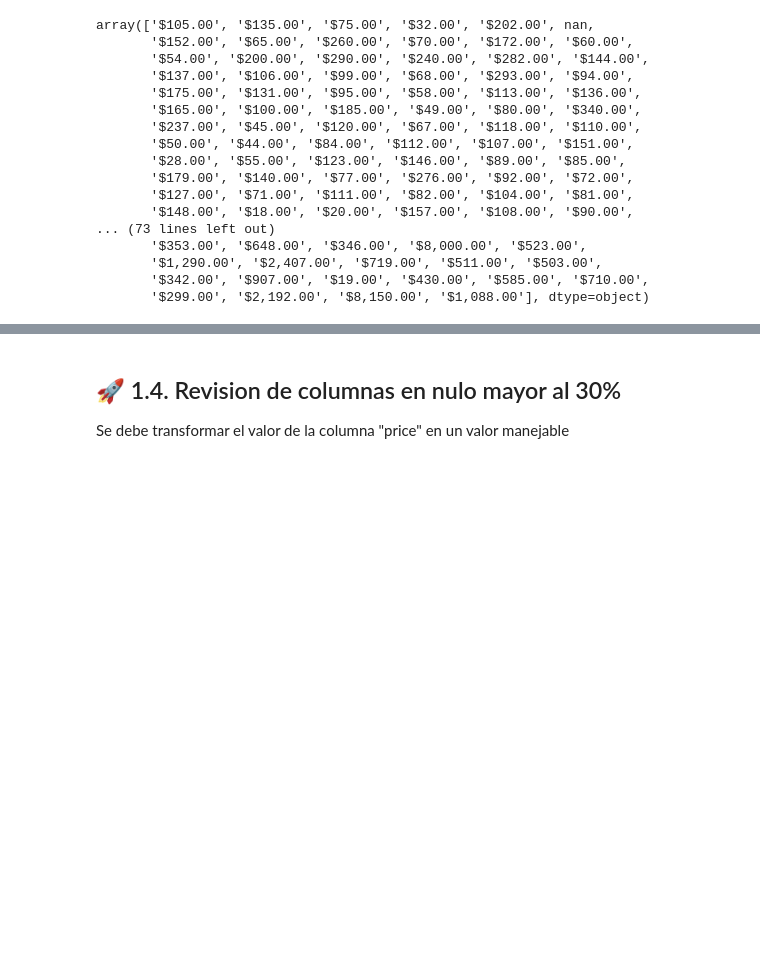
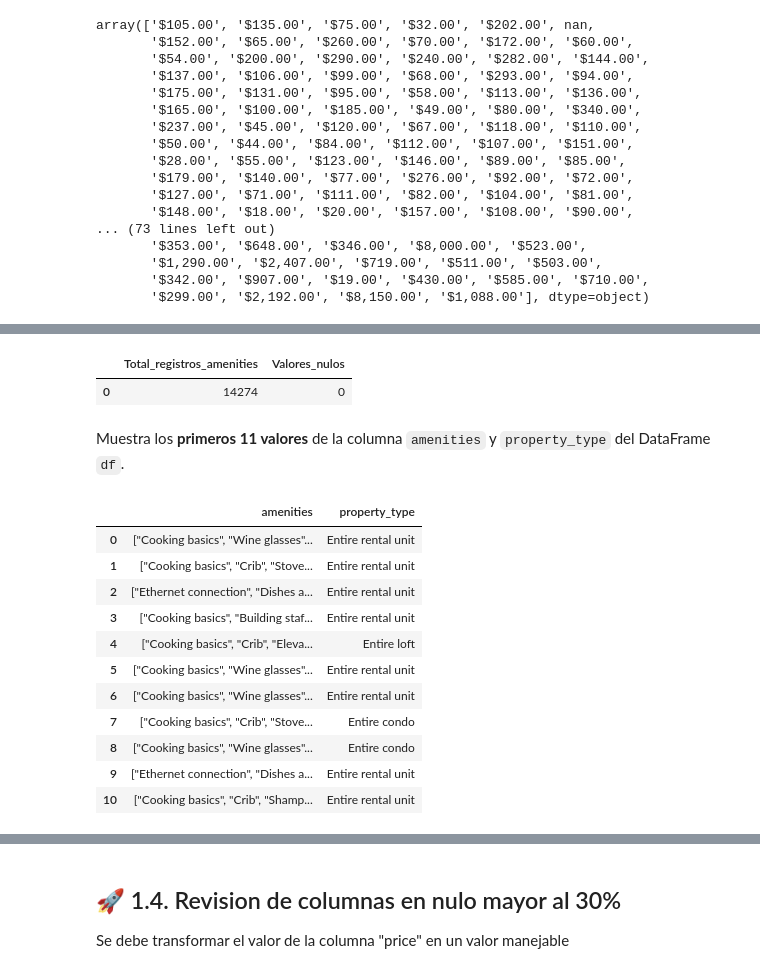
Before and after one commit to ChrisJavier/UIDE_3-WorkGroupProyects, a Jupyter notebook: src/AMGD_CP_W1_E3.ipynb, the cells around one changed output, grey strips where cells are left out. Cells and saved outputs as stored; diff of their text form; code cells hidden in the pictures; blank space fills up the shorter version.

```diff
--- a/src/AMGD_CP_W1_E3.ipynb
+++ b/src/AMGD_CP_W1_E3.ipynb
@@ -105,13 +172,3 @@ array(['$105.00', '$135.00', '$75.00', '$32.00', '$202.00', nan,
        '$1,290.00', '$2,407.00', '$719.00', '$511.00', '$503.00',
        '$342.00', '$907.00', '$19.00', '$430.00', '$585.00', '$710.00',
        '$299.00', '$2,192.00', '$8,150.00', '$1,088.00'], dtype=object)
-# %%
-# Eliminaremos los simbolos y lo cambiaremos de tipo a float
-if df['price'].dtype != 'float64':
-  df['price'] = df['price'].str.replace('$', '')
-  df['price'] = df['price'].str.replace(',', '')
-  df['price'] = df['price'].astype(float)
-
-# Valores de la columna despues de la transformacion
-
-df['price'].unique()
@@ -135,0 +361,29 @@ array([1.0500e+02, 1.3500e+02, 7.5000e+01, 3.2000e+01, 2.0200e+02,
+# %%
+# Crea un DataFrame resumen para analizar la columna 'amenities'
+pd.DataFrame({
+    # Columna que muestra el total de registros existentes en 'amenities'
+    'Total_registros_amenities': [df['amenities'].shape[0]], # Número total de filas de la columna
+    # Columna que muestra la cantidad de valores nulos (NaN) en 'amenities'
+    'Valores_nulos': [df['amenities'].isna().sum()] # Conteo de valores faltantes
+})
+# %% [output]
+|  | Total_registros_amenities | Valores_nulos |
+| 0 | 14274 | 0 |
+# %% [markdown]
+Muestra los **primeros 11 valores** de la columna `amenities`  y `property_type`  del DataFrame `df`.
+# %%
+# Muestra los primeros 11 registros de las columnas 'amenities' y 'property_type'
+df[['amenities', 'property_type']].head(11)
+# %% [output]
+|  | amenities | property_type |
+| 0 | ["Cooking basics", "Wine glasses"... | Entire rental unit |
+| 1 | ["Cooking basics", "Crib", "Stove... | Entire rental unit |
+| 2 | ["Ethernet connection", "Dishes a... | Entire rental unit |
+| 3 | ["Cooking basics", "Building staf... | Entire rental unit |
+| 4 | ["Cooking basics", "Crib", "Eleva... | Entire loft |
+| 5 | ["Cooking basics", "Wine glasses"... | Entire rental unit |
+| 6 | ["Cooking basics", "Wine glasses"... | Entire rental unit |
+| 7 | ["Cooking basics", "Crib", "Stove... | Entire condo |
+| 8 | ["Cooking basics", "Wine glasses"... | Entire condo |
+| 9 | ["Ethernet connection", "Dishes a... | Entire rental unit |
+| 10 | ["Cooking basics", "Crib", "Shamp... | Entire rental unit |
```
Also changed, not shown: parts of 47 cells of this notebook, 1 other file.
